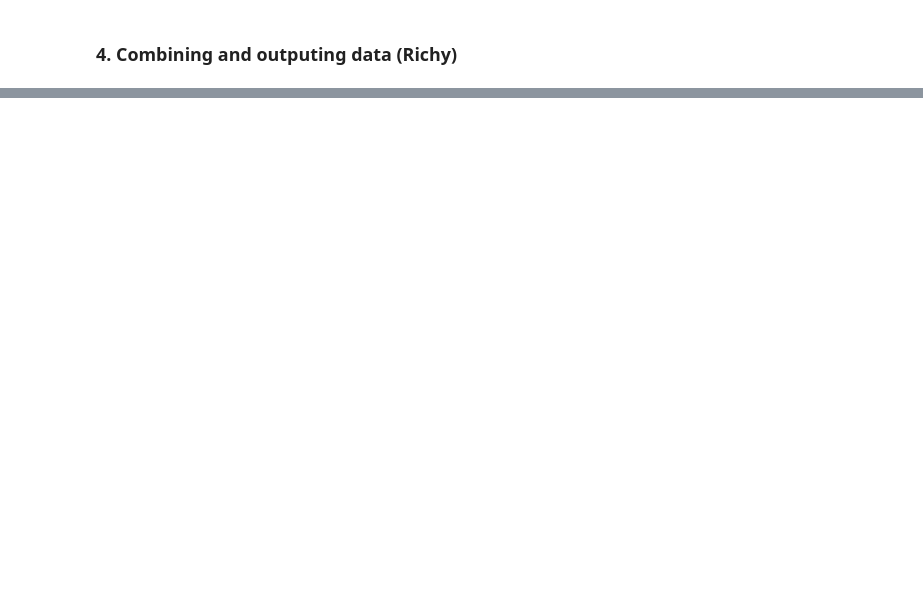
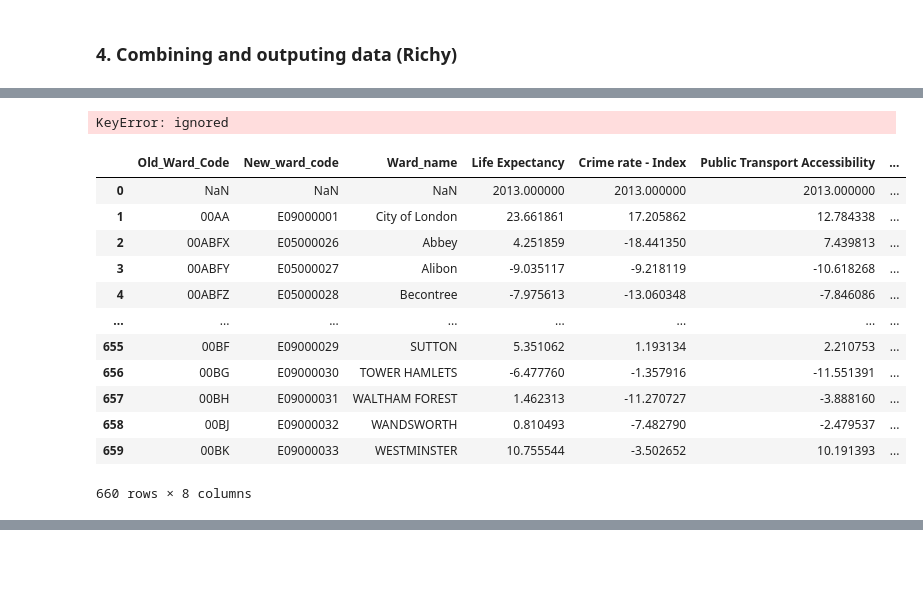
Before and after one commit to neneninja97/liveable_london, a Jupyter notebook: data_pre_processing.ipynb, the cells around one changed output, grey strips where cells are left out. Cells and saved outputs as stored; diff of their text form; code cells hidden in the pictures; blank space fills up the shorter version.

```diff
--- a/data_pre_processing.ipynb
+++ b/data_pre_processing.ipynb
@@ -87,2 +87,5 @@ df_housing.median_house_log.mean()
 # %% [markdown]
 ### 4. Combining and outputing data (Richy)
+# %%
+from google.colab import files
+uploaded = files.upload()
@@ -88,0 +95,31 @@ df_housing.median_house_log.mean()
+# %%
+import io
+livability_no_housing = pd.read_excel(io.BytesIO(uploaded['london-ward-well-being-probability-scores.xlsx']))
+# %% [output]
+KeyError: ignored
+# %%
+# Renaming columns
+livability_no_housing.rename(columns={"New ward code": "new_ward_code",
+                                      "Unemployment rate 2013": "Unemployment_rate_2013",
+                                      "Crime rate - 2013": "Crime_rate_2013",
+                                      "Life Expectancy 2009-13": "Life_Expectancy_2009-13",
+                                      "GCSE point scores - 2013": "GCSE_point_scores_2013",
+                                      "Public Transport Accessibility - 2013": "Public_Transport_Accessibility_2013",
+                                      "Homes with access to open space & nature, and % greenspace - 2013": "Homes_with access_to_open_space_nature"},
+                  inplace=True)
+# %%
+livability_no_housing
+# %% [output]
+|  | Old_Ward_Code | New_ward_code | Ward_name | Life Expectancy | Crime rate - Index | Public Transport Accessibility | ... |
+| 0 | NaN | NaN | NaN | 2013.000000 | 2013.000000 | 2013.000000 | ... |
+| 1 | 00AA | E09000001 | City of London | 23.661861 | 17.205862 | 12.784338 | ... |
+| 2 | 00ABFX | E05000026 | Abbey | 4.251859 | -18.441350 | 7.439813 | ... |
+| 3 | 00ABFY | E05000027 | Alibon | -9.035117 | -9.218119 | -10.618268 | ... |
+| 4 | 00ABFZ | E05000028 | Becontree | -7.975613 | -13.060348 | -7.846086 | ... |
+| ... | ... | ... | ... | ... | ... | ... | ... |
+| 655 | 00BF | E09000029 | SUTTON | 5.351062 | 1.193134 | 2.210753 | ... |
+| 656 | 00BG | E09000030 | TOWER HAMLETS | -6.477760 | -1.357916 | -11.551391 | ... |
+| 657 | 00BH | E09000031 | WALTHAM FOREST | 1.462313 | -11.270727 | -3.888160 | ... |
+| 658 | 00BJ | E09000032 | WANDSWORTH | 0.810493 | -7.482790 | -2.479537 | ... |
+| 659 | 00BK | E09000033 | WESTMINSTER | 10.755544 | -3.502652 | 10.191393 | ... |
+660 rows × 8 columns
```
Also changed, not shown: parts of 33 cells of this notebook.
